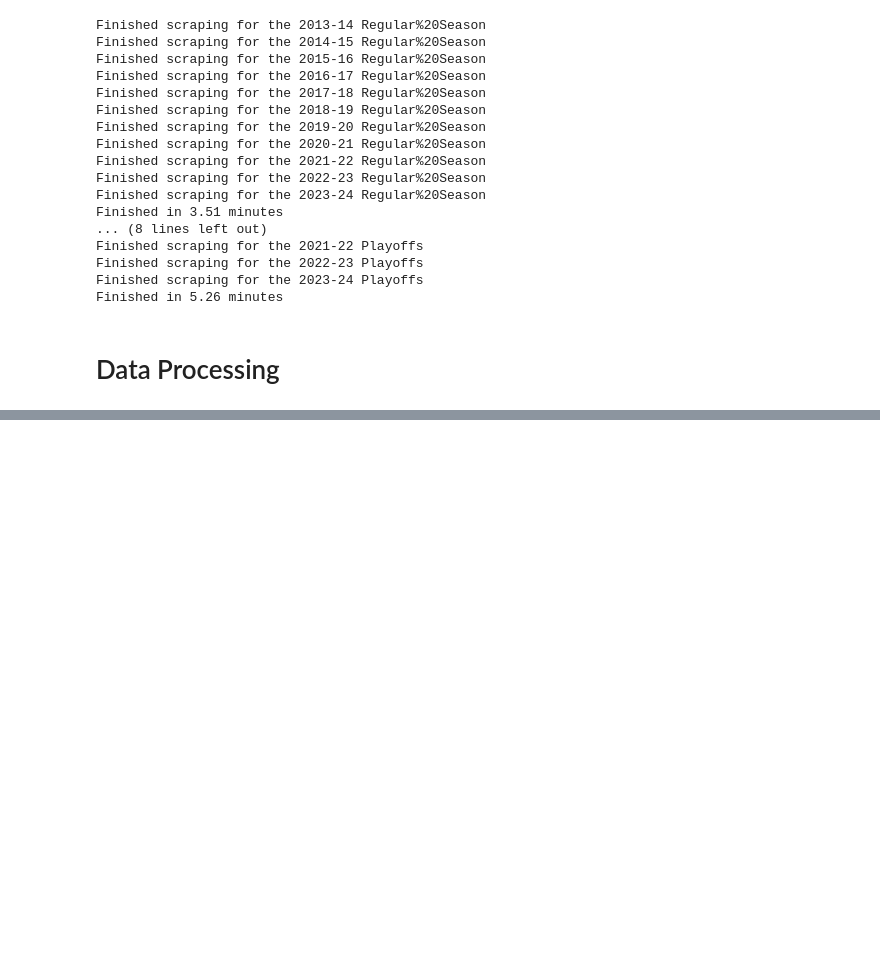
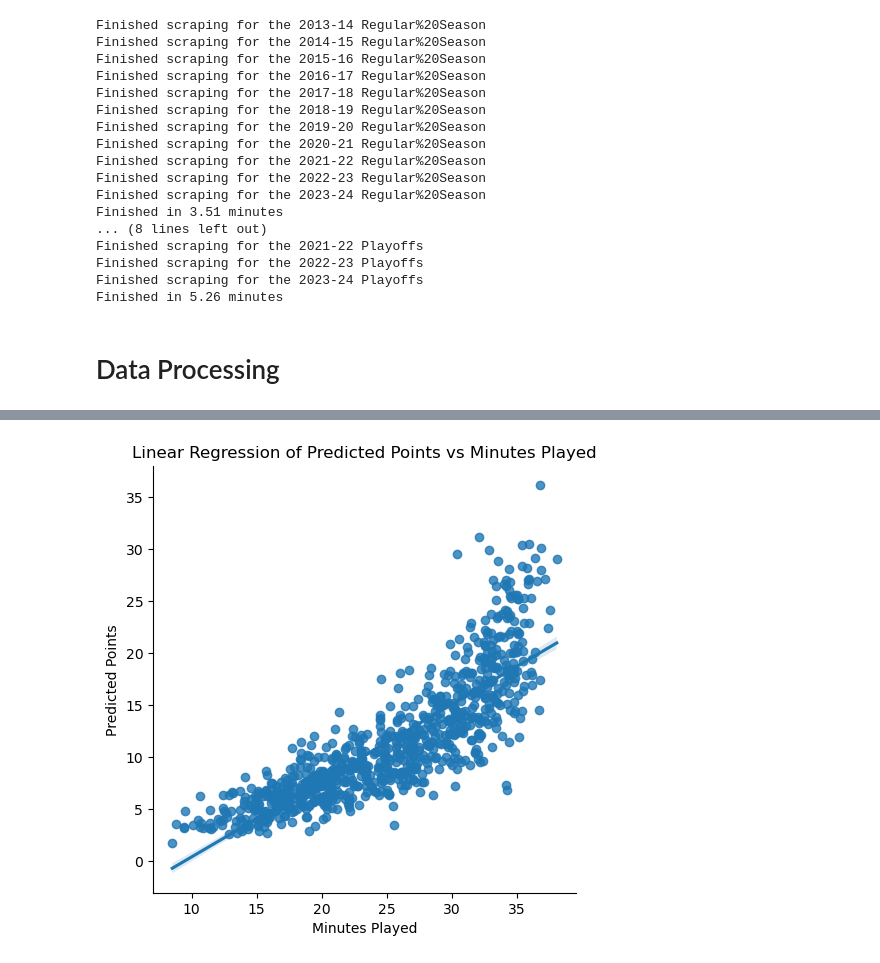
Before and after one commit to Olivier-300/Nba_Awards, a Jupyter notebook: scrap.ipynb, the cells around one changed output, grey strips where cells are left out. Saved outputs shown, nothing was run; the diff lists cells and outputs as text; code cells hidden in the pictures; blank space fills up the shorter version.

```diff
--- a/scrap.ipynb
+++ b/scrap.ipynb
@@ -111,0 +108,17 @@ all_datas[0].sample(10)
+# %%
+from sklearn.model_selection import train_test_split
+from sklearn.linear_model import LinearRegression
+from sklearn.metrics import mean_absolute_error
+import pandas as pd
+import requests
+import numpy as np
+import time
+
+features = list(all_datas[0].columns)
+
+targets =  ['PTS']
+
+X = all_datas[0][features]
+y = all_datas[0][targets]
+# %%
+X_train, X_test, y_train, y_test = train_test_split(X, y, test_size=0.3, random_state=42)
@@ -111,0 +162,3 @@ all_datas[0].sample(10)
+# %%
+model = LinearRegression()
+model.fit(X_train, y_train)
@@ -111,0 +177,4 @@ all_datas[0].sample(10)
+# %%
+test_data = pd.DataFrame(X_test, columns=features)
+test_data[targets] = y_test
+test_data['PTS'] = model.predict(X_test)
@@ -111,0 +221,11 @@ all_datas[0].sample(10)
+# %%
+import seaborn as sns
+import matplotlib.pyplot as plt
+
+sns.lmplot(x='MIN', y='PTS', data=test_data)
+plt.title('Linear Regression of Predicted Points vs Minutes Played')
+plt.xlabel('Minutes Played')
+plt.ylabel('Predicted Points')
+plt.show()
+# %% [output]
+[figure, added]
```
Also changed, not shown: parts of 12 cells of this notebook.
